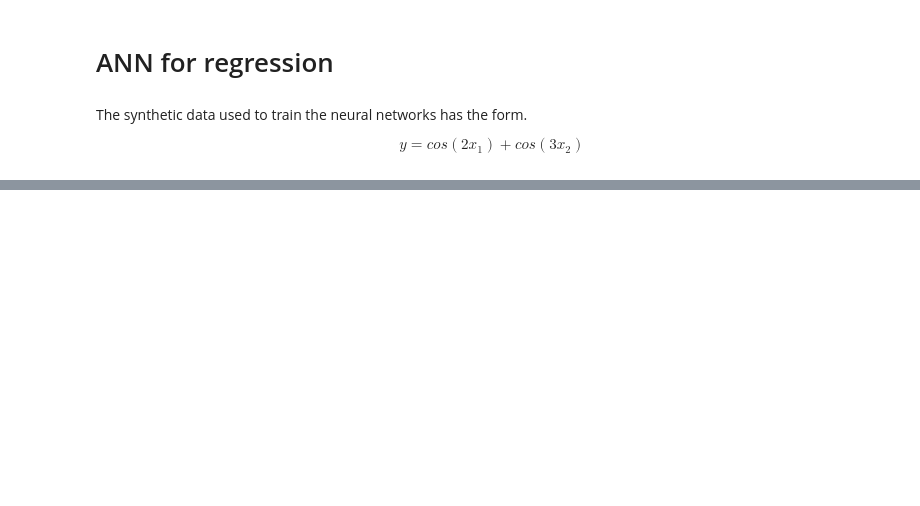
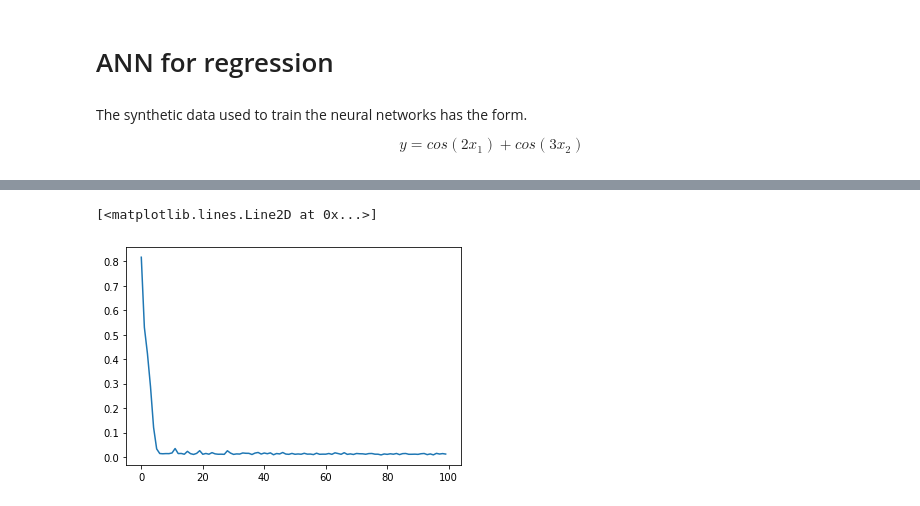
Before and after one commit to josoriov/tensorflow-learning, a Jupyter notebook: theory/ANN_Models.ipynb, the cells around one changed output, grey strips where cells are left out. Cells and saved outputs as stored; diff of their text form; code cells hidden in the pictures; blank space fills up the shorter version.

Commit message:
Adding the regression with ANN

```diff
--- a/theory/ANN_Models.ipynb
+++ b/theory/ANN_Models.ipynb
@@ -109,0 +99,5 @@ y = np.cos(2*X[:,0]) + np.cos(3*X[:,1])
+# %%
+model_regression =  tf.keras.models.Sequential([
+    tf.keras.layers.Dense(128, activation='relu', input_shape=(2,)),
+    tf.keras.layers.Dense(1)
+])
@@ -109,0 +119,8 @@ y = np.cos(2*X[:,0]) + np.cos(3*X[:,1])
+# %%
+adam_opt = tf.keras.optimizers.Adam(0.01)
+model_regression.compile(
+    optimizer=adam_opt,
+    loss='mse'
+)
+# %%
+fit_regression = model_regression.fit(x=X, y=y, epochs=100)
@@ -109,0 +145,5 @@ y = np.cos(2*X[:,0]) + np.cos(3*X[:,1])
+# %%
+plt.plot(fit_regression.history['loss'], label='loss')
+# %% [output]
+[<matplotlib.lines.Line2D at 0x...>]
+[figure, added]
```
Also changed, not shown: parts of 10 cells of this notebook.
